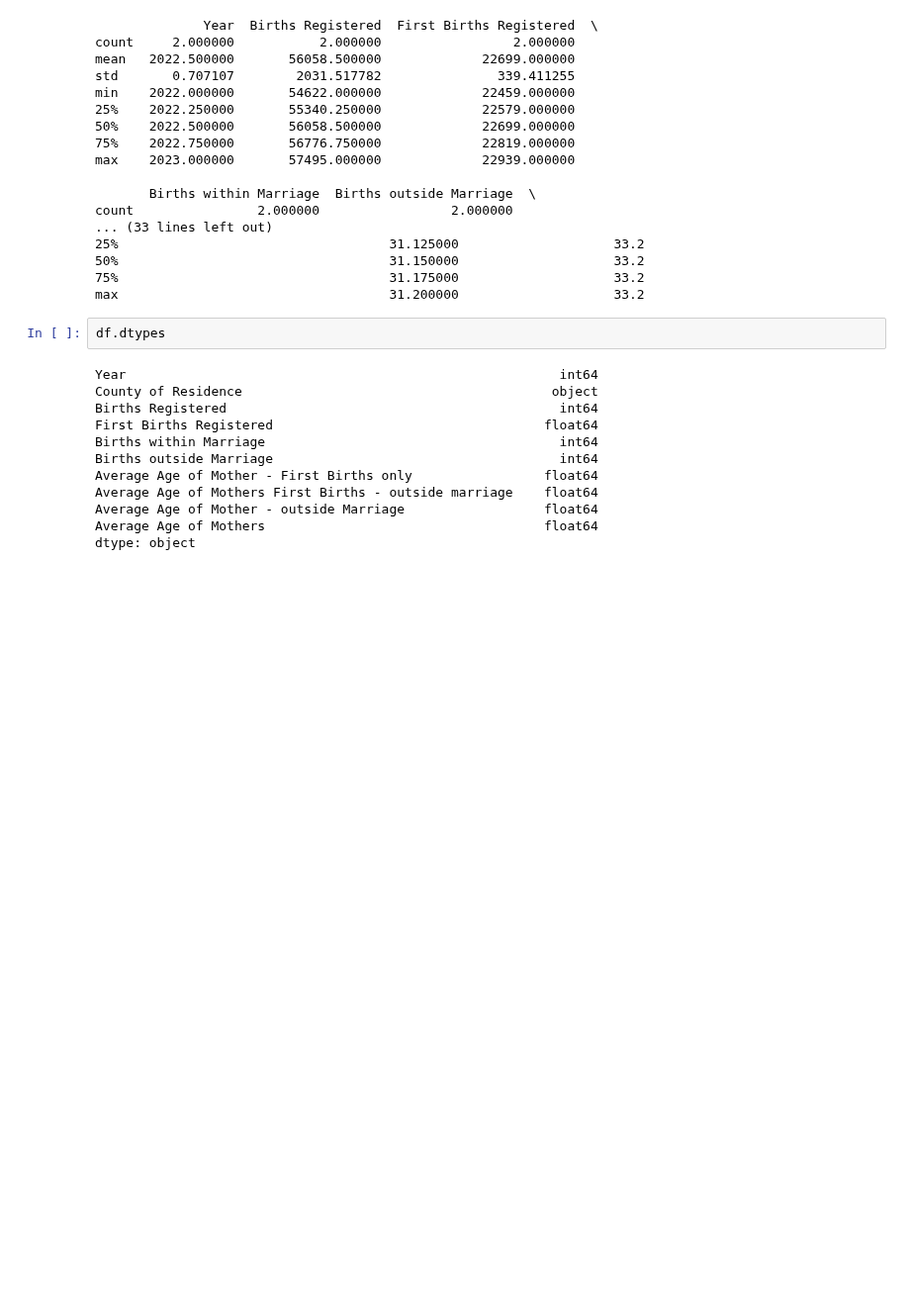
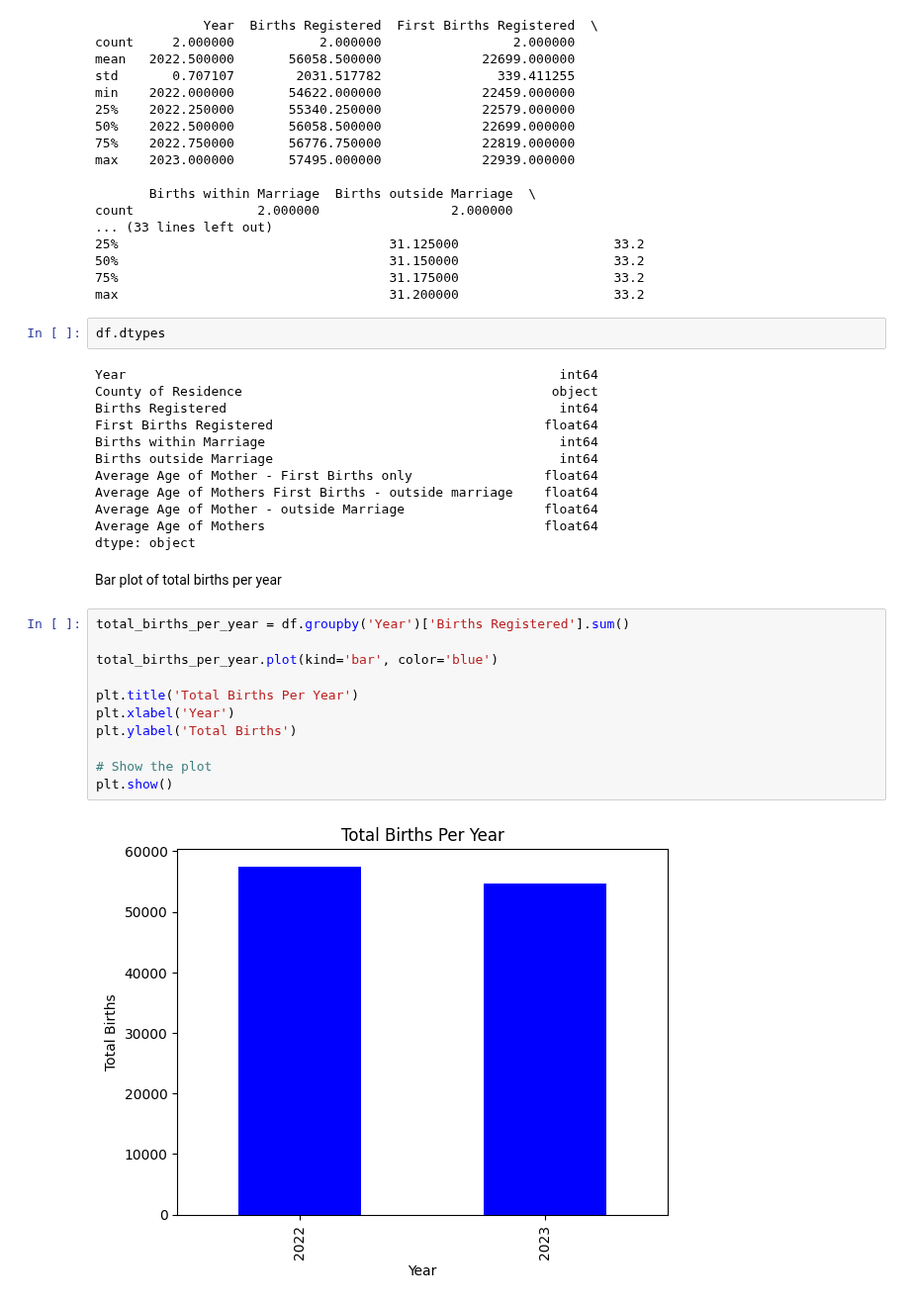
Before and after one commit to GraceMarySmyth/programming-for-data-analytics, a Jupyter notebook: Big_project/birth_rates.ipynb, the cells around one changed output. Shown at 99% size. Saved outputs shown, nothing was run; the diff lists cells and outputs as text; blank space fills up the shorter version.

Commit message:
bar chart and two pie charts added

```diff
--- a/Big_project/birth_rates.ipynb
+++ b/Big_project/birth_rates.ipynb
@@ -129,3 +129,18 @@ Average Age of Mothers First Births - outside marriage    float64
 Average Age of Mother - outside Marriage                  float64
 Average Age of Mothers                                    float64
 dtype: object
+# %% [markdown]
+Bar plot of total births per year
+# %%
+total_births_per_year = df.groupby('Year')['Births Registered'].sum()
+
+total_births_per_year.plot(kind='bar', color='blue')
+
+plt.title('Total Births Per Year')
+plt.xlabel('Year')
+plt.ylabel('Total Births')
+
+# Show the plot
+plt.show()
+# %% [output]
+[figure, added]
```
Also changed, not shown: parts of 5 cells of this notebook.
